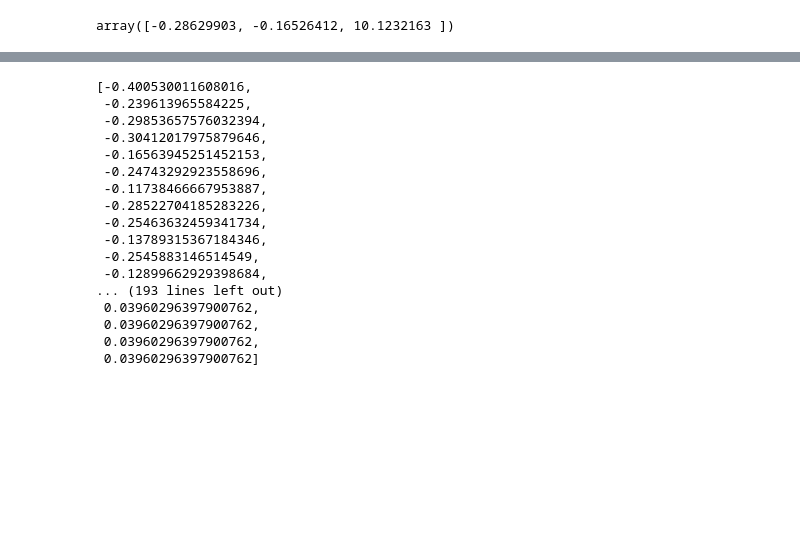
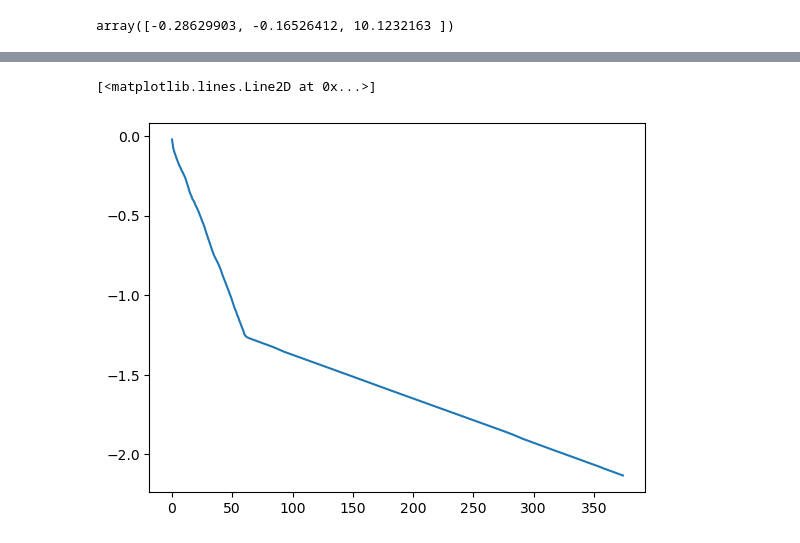
Before and after one commit to legonko/Final-project, a Jupyter notebook: tools/mpu6050.ipynb, the cells around one changed output, grey strips where cells are left out. Drawn from its saved outputs; the diff is of its cells as text; code cells hidden in the pictures; blank space fills up the shorter version.

```diff
--- a/tools/mpu6050.ipynb
+++ b/tools/mpu6050.ipynb
@@ -454,20 +454,5 @@ plt.plot(vx_all)
-# %%
-x_kf
-# %% [output]
-[-0.400530011608016,
- -0.239613965584225,
- -0.29853657576032394,
- -0.30412017975879646,
- -0.16563945251452153,
- -0.24743292923558696,
- -0.11738466667953887,
- -0.28522704185283226,
- -0.25463632459341734,
- -0.13789315367184346,
- -0.2545883146514549,
- -0.12899662929398684,
-... (193 lines left out)
- 0.03960296397900762,
- 0.03960296397900762,
- 0.03960296397900762,
- 0.03960296397900762]
+# %%
+plt.plot(vy_all)
+# %% [output]
+[<matplotlib.lines.Line2D at 0x...>]
+[figure, added]
```
Also changed, not shown: parts of 8 cells of this notebook, 5 other files.
